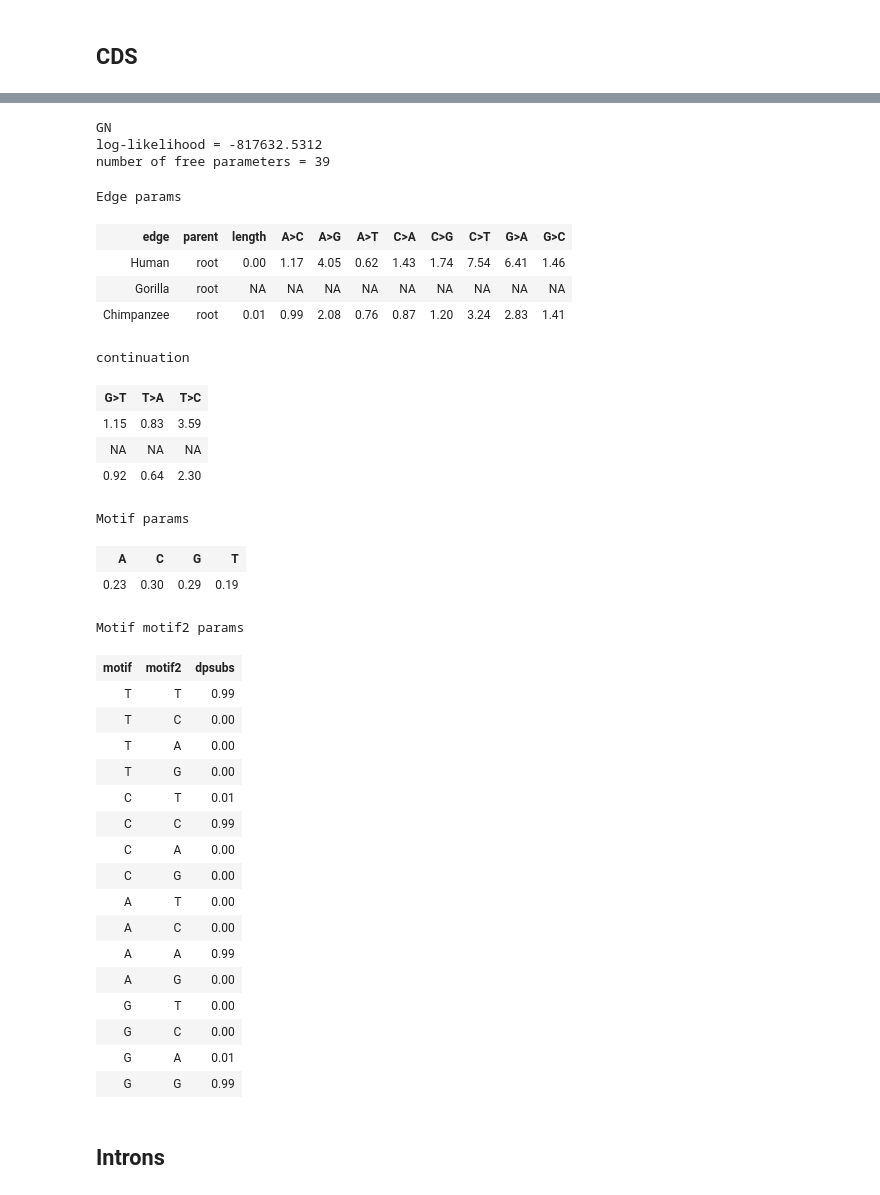
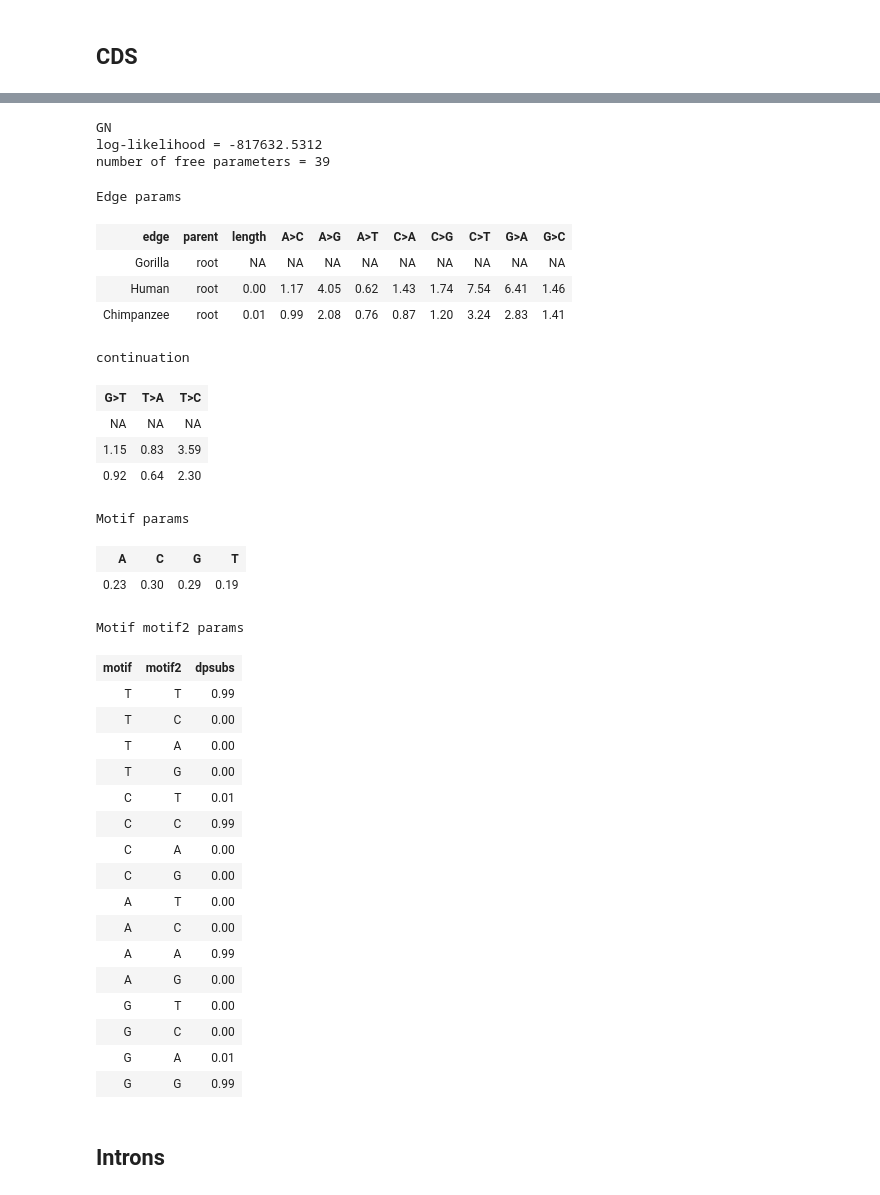
Before and after one commit to uliseshmc/EstimatingUd, a Jupyter notebook: constraint.ipynb, the cells around one changed output, grey strips where cells are left out. Cells and saved outputs as stored; diff of their text form; code cells hidden in the pictures.

```diff
--- a/constraint.ipynb
+++ b/constraint.ipynb
@@ -99,9 +100,9 @@ result_cds = GN_subsmodel(cds_alns)
 
 cds_motif_probs = result_cds.lf.get_param_value("mprobs")
 humanQ_cds = result_cds.lf.get_rate_matrix_for_edge("Human", calibrated=False)
-humanENS_cds = cogent3.maths.matrix_exponential_integration.expected_number_subs(cds_motif_probs, humanQ_cds, t=1.0)
+humanENS_cds = expected_number_subs(cds_motif_probs, humanQ_cds, t=1.0)
 #This is the ENS of cds if selection was the same as on IGAR. Instead of using the cds Q matrix humanQ_cds, I use the IGAR Q humanQ_IGAR
-humanENS_cds_IGARQ = cogent3.maths.matrix_exponential_integration.expected_number_subs(cds_motif_probs, humanQ_IGAR, t=1.0)
+humanENS_cds_IGARQ = expected_number_subs(cds_motif_probs, humanQ_IGAR, t=1.0)
 
 
 print("Human ENS cds: ")
@@ -118,15 +119,15 @@ Human ENS cds with IGAR Q:
 GN
 log-likelihood = -817632.5312
 number of free parameters = 39
 Edge params
 | edge | parent | length | A>C | A>G | A>T | C>A | C>G | C>T | G>A | G>C |
+| Gorilla | root | NA | NA | NA | NA | NA | NA | NA | NA | NA |
 | Human | root | 0.00 | 1.17 | 4.05 | 0.62 | 1.43 | 1.74 | 7.54 | 6.41 | 1.46 |
-| Gorilla | root | NA | NA | NA | NA | NA | NA | NA | NA | NA |
 | Chimpanzee | root | 0.01 | 0.99 | 2.08 | 0.76 | 0.87 | 1.20 | 3.24 | 2.83 | 1.41 |
 continuation
 | G>T | T>A | T>C |
+| NA | NA | NA |
 | 1.15 | 0.83 | 3.59 |
-| NA | NA | NA |
 | 0.92 | 0.64 | 2.30 |
 Motif params
 | A | C | G | T |
```
Also changed, not shown: parts of 11 cells of this notebook, 3 other files.
